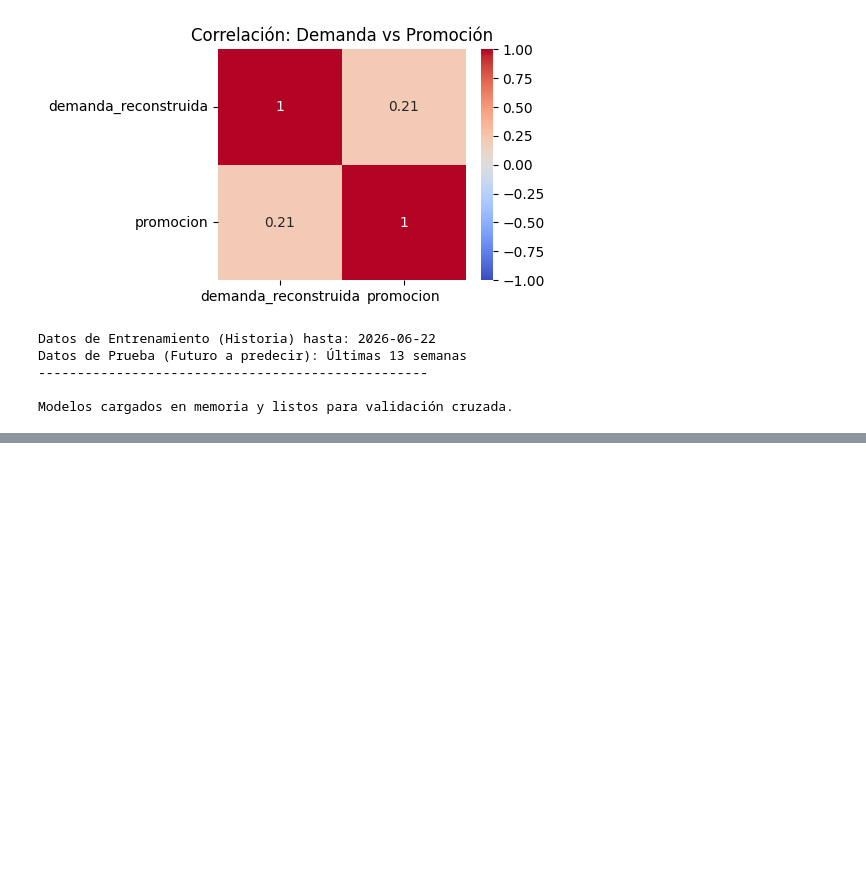
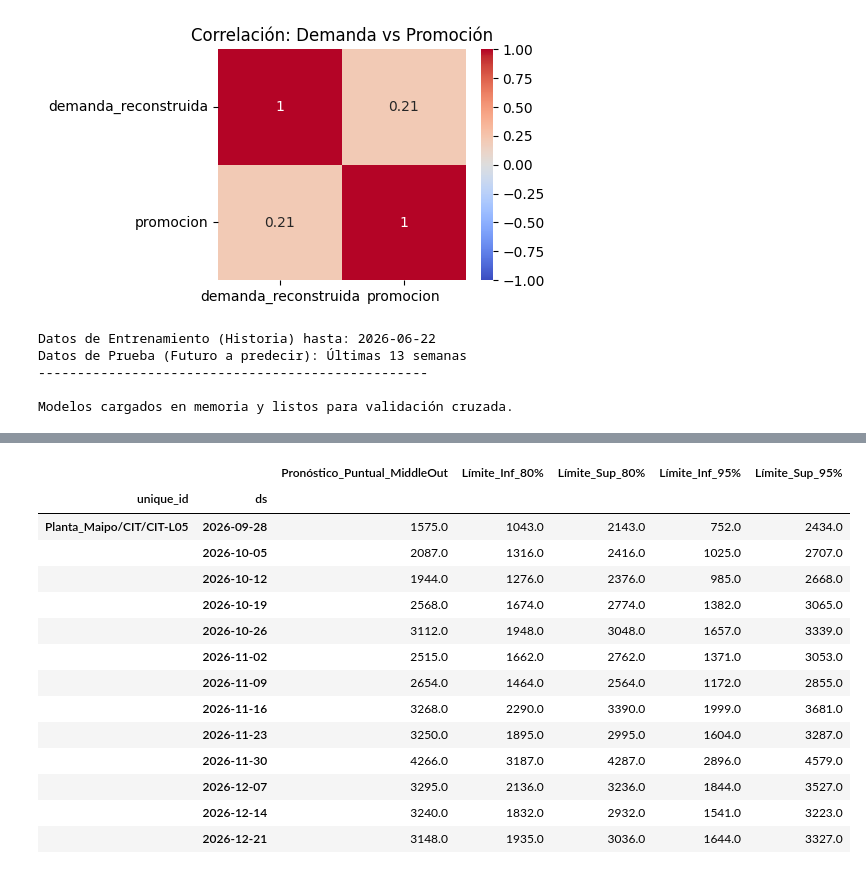
Before and after one commit to tipismaca/Trabajo-Bebidas-del-Maipo-SA, a Jupyter notebook: CasodeEstudio.ipynb, the cells around one changed output, grey strips where cells are left out. Cells and saved outputs as stored; diff of their text form; code cells hidden in the pictures; blank space fills up the shorter version.

```diff
--- a/CasodeEstudio.ipynb
+++ b/CasodeEstudio.ipynb
@@ -928,26 +928,29 @@ print("¡Datos cargados localmente y demanda reconstruida con éxito!")
 # %%
 # PARTE B - PASO B.2: TRATAMIENTO DE LA CENSURA (VENTAS VS DEMANDA)
 
-# 1. Calculamos cuántos días SÍ tuvimos stock para vender
+import pandas as pd
+import numpy as np
+
+# 1. Cargar los datos desde la ruta local
+ruta_base = 'Trabajo-Bebidas-del-Maipo-SA/Datos_crudos/'
+df_demanda = pd.read_csv(ruta_base + 'demanda_semanal.csv', parse_dates=['fecha_lunes'])
+
+# 2. Calculamos cuántos días SÍ tuvimos stock para vender
 df_demanda['dias_con_stock'] = 7 - df_demanda['dias_sin_stock']
 
-# 2. Reconstrucción de la demanda real (Aplicación del supuesto matemático)
-# Si tuvimos stock al menos 1 día, calculamos cuánto se vendía por día y lo multiplicamos por 7.
-# Si estuvimos los 7 días sin stock, dejamos un vacío (np.nan) para rellenarlo después.
+# 3. Reconstrucción de la demanda real (Aplicación del supuesto matemático)
 df_demanda['demanda_reconstruida'] = np.where(
     df_demanda['dias_con_stock'] > 0,
     (df_demanda['ventas_cajas'] / df_demanda['dias_con_stock']) * 7,
     np.nan
 )
 
-# 3. Interpolación (El plan B para quiebres totales)
-# Para los huecos donde no hubo stock en toda la semana, estimamos la demanda
-# promediando la semana anterior y la semana siguiente.
+# 4. Interpolación (El plan B para quiebres totales)
 df_demanda['demanda_reconstruida'] = df_demanda.groupby('sku')['demanda_reconstruida'].transform(
     lambda x: x.interpolate(method='linear', limit_direction='both')
 )
 
-# 4. Redondear (porque no existen fracciones de cajas)
+# 5. Redondear (porque no existen fracciones de cajas)
 df_demanda['demanda_reconstruida'] = df_demanda['demanda_reconstruida'].round()
 
 print("--- DEMANDA RECONSTRUIDA CREADA CON ÉXITO ---")
@@ -1238,3 +1259,65 @@ Reconciliando pronósticos... (Ajustando que la suma de las partes cuadre con el
 | planta | 0.0628 | 0.0514 | 0.0838 |
 | planta/familia | 0.1439 | 0.1336 | 0.1641 |
 | planta/familia/sku | 0.2198 | 0.2155 | 0.2499 |
+# %%
+# PARTE B - PASO B.6: PRONÓSTICO FINAL A 13 SEMANAS CON INTERVALOS AL 80% Y 95%
+
+# 1. Pronóstico Base con TODO el historial (sin partición de prueba)
+# Le pedimos explícitamente los intervalos de confianza agregando level=[80, 95]
+fcst_final = StatsForecast(
+    models=[AutoETS(season_length=52)],
+    freq='W-MON'
+)
+
+print("Generando pronósticos base hacia el futuro con intervalos al 80% y 95%...")
+# Usamos Y_df completo (toda la historia). Ya no hay train ni test.
+Y_hat_base_final = fcst_final.forecast(df=Y_df, h=13, level=[80, 95], fitted=True)
+Y_fitted_final = fcst_final.forecast_fitted_values()
+
+# 2. Reconciliación Jerárquica usando SOLO la estrategia ganadora (Middle-Out)
+reconciliador_final = [
+    MiddleOut(middle_level='planta/familia', top_down_method='forecast_proportions')
+]
+hrec_final = HierarchicalReconciliation(reconcilers=reconciliador_final)
+
+print("Aplicando Middle-Out para asegurar la coherencia jerárquica con intervalos...")
+Y_reconciliado_final = hrec_final.reconcile(
+    Y_hat_df=Y_hat_base_final,
+    Y_df=Y_fitted_final,
+    S_df=S_df,
+    tags=tags
+)
+
+# 3. Filtrar para mostrar SOLO el nivel SKU como exige la rúbrica
+skus_ids = tags['planta/familia/sku']
+
+df_pronostico_sku = Y_reconciliado_final.reset_index()
+df_pronostico_sku = df_pronostico_sku[df_pronostico_sku['unique_id'].isin(skus_ids)].copy()
+
+# Establecemos 'unique_id' y 'ds' como índice para mantener la estructura limpia
+df_pronostico_sku = df_pronostico_sku.set_index(['unique_id', 'ds'])
+
+# Identificar dinámicamente las columnas resultantes de la reconciliación
+col_puntual = [col for col in df_pronostico_sku.columns if 'MiddleOut' in col][0]
+col_lo80 = [col for col in df_pronostico_sku.columns if 'lo-80' in col][0]
+col_hi80 = [col for col in df_pronostico_sku.columns if 'hi-80' in col][0]
+col_lo95 = [col for col in df_pronostico_sku.columns if 'lo-95' in col][0]
+col_hi95 = [col for col in df_pronostico_sku.columns if 'hi-95' in col][0]
+
+columnas_ordenadas = [col_puntual, col_lo80, col_hi80, col_lo95, col_hi95]
+df_pronostico_sku = df_pronostico_sku[columnas_ordenadas]
+
+# Renombrar columnas para que la tabla sea fácil de leer en tu informe Word
+df_pronostico_sku.columns = [
+    'Pronóstico_Puntual_MiddleOut',
+    'Límite_Inf_80%', 'Límite_Sup_80%',
+    'Límite_Inf_95%', 'Límite_Sup_95%'
+]
+
+# Redondear a cero decimales (no existen fracciones de cajas)
+df_pronostico_sku = df_pronostico_sku.round(0)
+
+print("\n--- PRONÓSTICO FINAL A 13 SEMANAS POR SKU ---")
+# Mostramos las 13 semanas del primer producto para que lo pegues en tu informe
+display(df_pronostico_sku.head(13))
+# %% [output]
@@ -1240,0 +1328,15 @@ Reconciliando pronósticos... (Ajustando que la suma de las partes cuadre con el
+|  |  | Pronóstico_Puntual_MiddleOut | Límite_Inf_80% | Límite_Sup_80% | Límite_Inf_95% | Límite_Sup_95% |
+| unique_id | ds |  |  |  |  |  |
+| Planta_Maipo/CIT/CIT-L05 | 2026-09-28 | 1575.0 | 1043.0 | 2143.0 | 752.0 | 2434.0 |
+|  | 2026-10-05 | 2087.0 | 1316.0 | 2416.0 | 1025.0 | 2707.0 |
+|  | 2026-10-12 | 1944.0 | 1276.0 | 2376.0 | 985.0 | 2668.0 |
+|  | 2026-10-19 | 2568.0 | 1674.0 | 2774.0 | 1382.0 | 3065.0 |
+|  | 2026-10-26 | 3112.0 | 1948.0 | 3048.0 | 1657.0 | 3339.0 |
+|  | 2026-11-02 | 2515.0 | 1662.0 | 2762.0 | 1371.0 | 3053.0 |
+|  | 2026-11-09 | 2654.0 | 1464.0 | 2564.0 | 1172.0 | 2855.0 |
+|  | 2026-11-16 | 3268.0 | 2290.0 | 3390.0 | 1999.0 | 3681.0 |
+|  | 2026-11-23 | 3250.0 | 1895.0 | 2995.0 | 1604.0 | 3287.0 |
+|  | 2026-11-30 | 4266.0 | 3187.0 | 4287.0 | 2896.0 | 4579.0 |
+|  | 2026-12-07 | 3295.0 | 2136.0 | 3236.0 | 1844.0 | 3527.0 |
+|  | 2026-12-14 | 3240.0 | 1832.0 | 2932.0 | 1541.0 | 3223.0 |
+|  | 2026-12-21 | 3148.0 | 1935.0 | 3036.0 | 1644.0 | 3327.0 |
```
Also changed, not shown: parts of 3 cells of this notebook.
